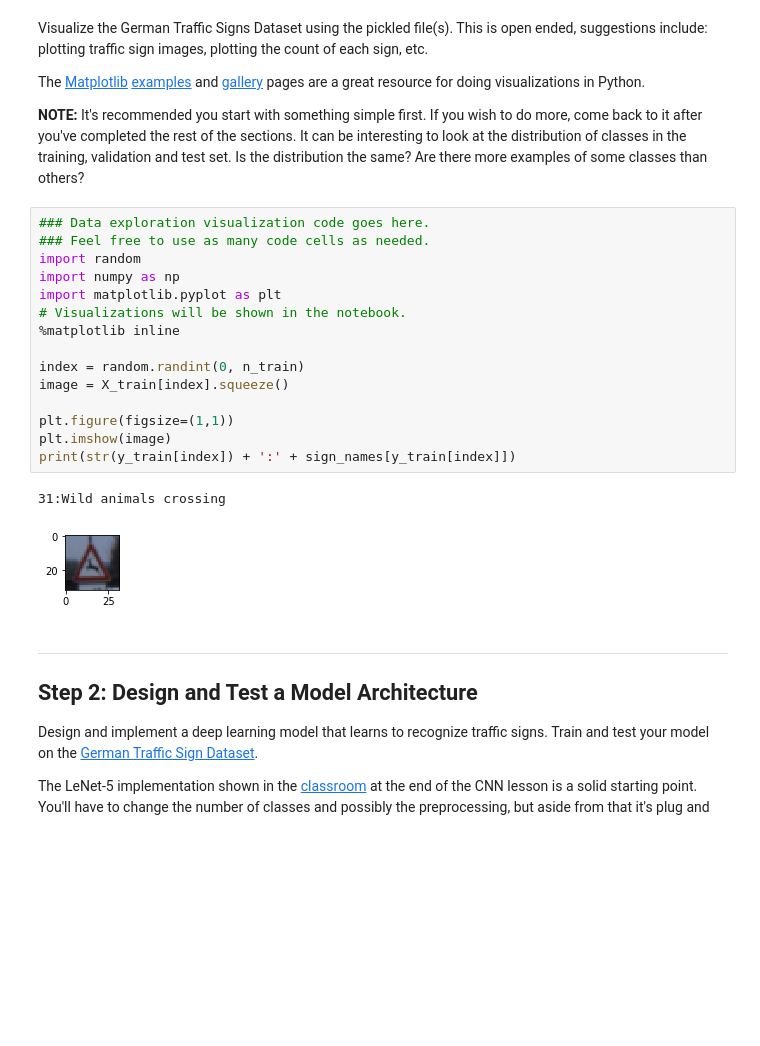
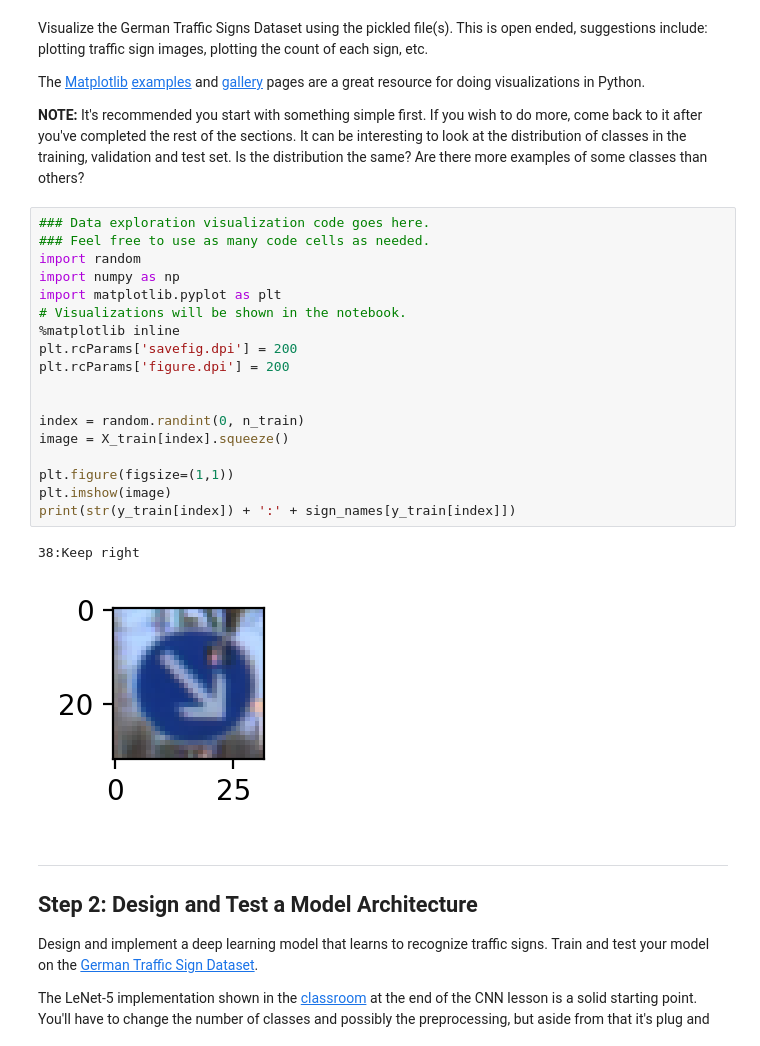
Before and after one commit to kliu99/CarND-Traffic-Sign-Classifier-Project, a Jupyter notebook: Traffic_Sign_Classifier.ipynb, the cells around one changed output. Saved outputs shown, nothing was run; the diff lists cells and outputs as text; blank space fills up the shorter version.

```diff
--- a/Traffic_Sign_Classifier.ipynb
+++ b/Traffic_Sign_Classifier.ipynb
@@ -104,21 +104,24 @@ The [Matplotlib](http://matplotlib.org/) [examples](http://matplotlib.org/exampl
 # %%
 ### Data exploration visualization code goes here.
 ### Feel free to use as many code cells as needed.
 import random
 import numpy as np
 import matplotlib.pyplot as plt
 # Visualizations will be shown in the notebook.
 %matplotlib inline
+plt.rcParams['savefig.dpi'] = 200
+plt.rcParams['figure.dpi'] = 200
+
 
 index = random.randint(0, n_train)
 image = X_train[index].squeeze()
 
 plt.figure(figsize=(1,1))
 plt.imshow(image)
 print(str(y_train[index]) + ':' + sign_names[y_train[index]])
 # %% [output]
-31:Wild animals crossing
+38:Keep right
-[figure, old version]
+[figure, new version]
 # %% [markdown]
 ----
 
```
Also changed, not shown: parts of 8 cells of this notebook, 10 other files.
